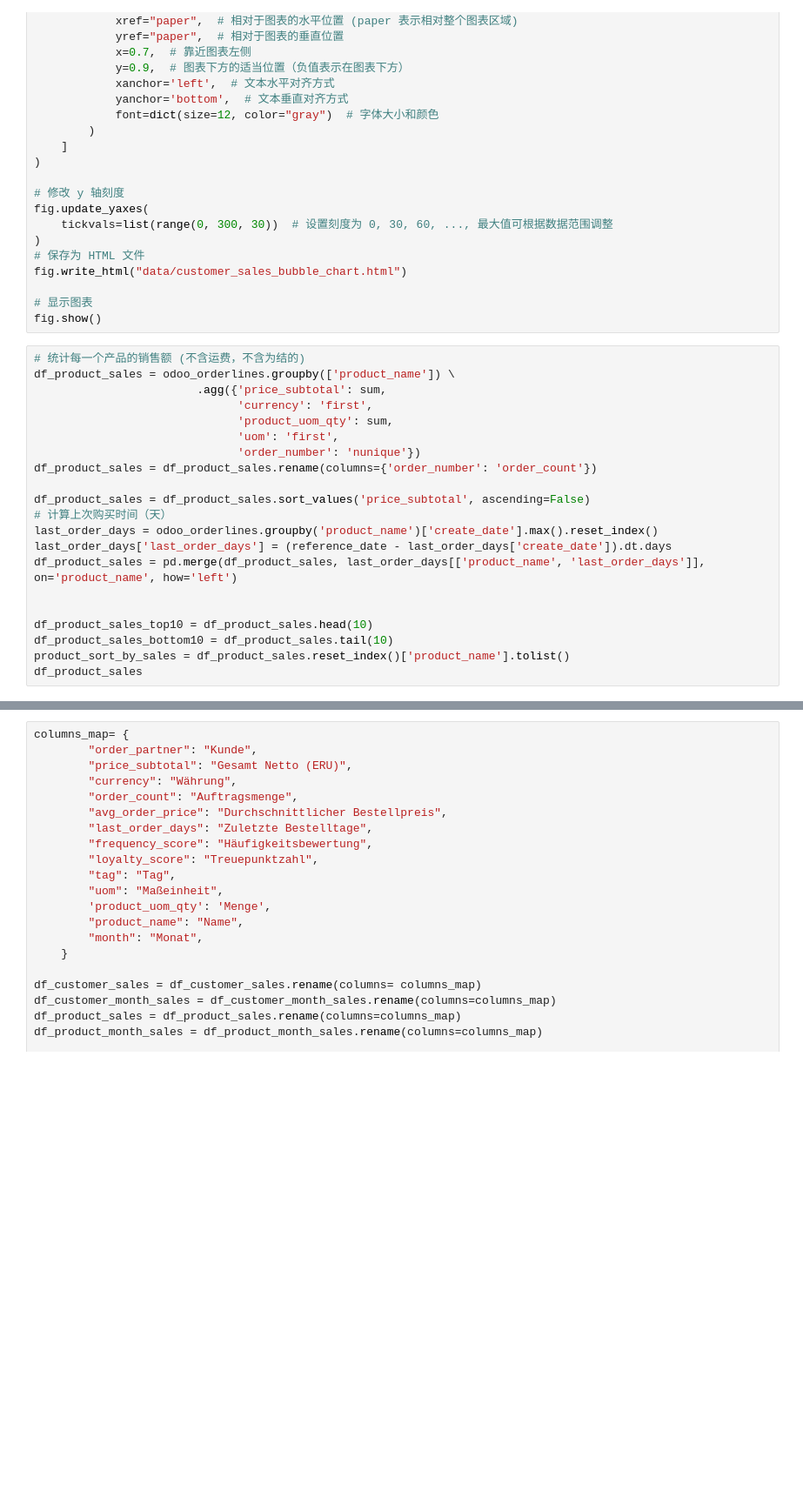
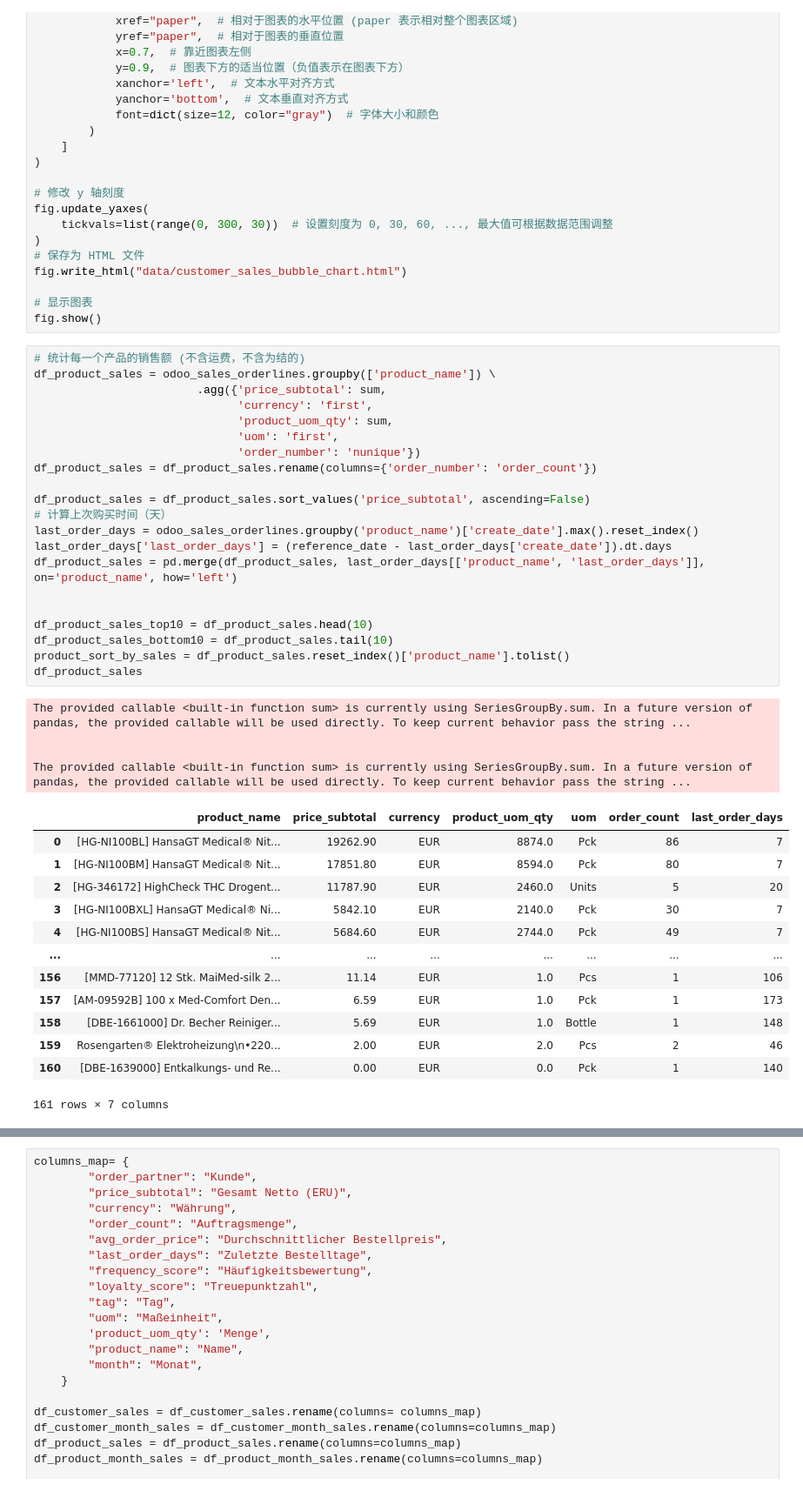
Before and after one commit to yixinglin/odoo-scripts, a Jupyter notebook: sales.ipynb, the cells around one changed output, grey strips where cells are left out. Shown at 87% size. Saved outputs shown, nothing was run; the diff lists cells and outputs as text; blank space fills up the shorter version.

```diff
--- a/sales.ipynb
+++ b/sales.ipynb
@@ -353,23 +451,41 @@ fig.write_html("data/customer_sales_bubble_chart.html")
 fig.show()
 # %%
 # 统计每一个产品的销售额 (不含运费，不含为结的)
-df_product_sales = odoo_orderlines.groupby(['product_name']) \
+df_product_sales = odoo_sales_orderlines.groupby(['product_name']) \
                         .agg({'price_subtotal': sum,
                               'currency': 'first',
                               'product_uom_qty': sum,
                               'uom': 'first',
                               'order_number': 'nunique'})
 df_product_sales = df_product_sales.rename(columns={'order_number': 'order_count'})
 
 df_product_sales = df_product_sales.sort_values('price_subtotal', ascending=False)
 # 计算上次购买时间（天）
-last_order_days = odoo_orderlines.groupby('product_name')['create_date'].max().reset_index()
+last_order_days = odoo_sales_orderlines.groupby('product_name')['create_date'].max().reset_index()
 last_order_days['last_order_days'] = (reference_date - last_order_days['create_date']).dt.days
 df_product_sales = pd.merge(df_product_sales, last_order_days[['product_name', 'last_order_days']], on='product_name', how='left')
 
 
 df_product_sales_top10 = df_product_sales.head(10)
 df_product_sales_bottom10 = df_product_sales.tail(10)
 product_sort_by_sales = df_product_sales.reset_index()['product_name'].tolist()
 df_product_sales
+# %% [output]
+The provided callable <built-in function sum> is currently using SeriesGroupBy.sum. In a future version of pandas, the provided callable will be used directly. To keep current behavior pass the string ...
+
+
+The provided callable <built-in function sum> is currently using SeriesGroupBy.sum. In a future version of pandas, the provided callable will be used directly. To keep current behavior pass the string ...
+|  | product_name | price_subtotal | currency | product_uom_qty | uom | order_count | last_order_days |
+| 0 | [HG-NI100BL] HansaGT Medical® Nit... | 19262.90 | EUR | 8874.0 | Pck | 86 | 7 |
+| 1 | [HG-NI100BM] HansaGT Medical® Nit... | 17851.80 | EUR | 8594.0 | Pck | 80 | 7 |
+| 2 | [HG-346172] HighCheck THC Drogent... | 11787.90 | EUR | 2460.0 | Units | 5 | 20 |
+| 3 | [HG-NI100BXL] HansaGT Medical® Ni... | 5842.10 | EUR | 2140.0 | Pck | 30 | 7 |
+| 4 | [HG-NI100BS] HansaGT Medical® Nit... | 5684.60 | EUR | 2744.0 | Pck | 49 | 7 |
+| ... | ... | ... | ... | ... | ... | ... | ... |
+| 156 | [MMD-77120] 12 Stk. MaiMed-silk 2... | 11.14 | EUR | 1.0 | Pcs | 1 | 106 |
+| 157 | [AM-09592B] 100 x Med-Comfort Den... | 6.59 | EUR | 1.0 | Pck | 1 | 173 |
+| 158 | [DBE-1661000] Dr. Becher Reiniger... | 5.69 | EUR | 1.0 | Bottle | 1 | 148 |
+| 159 | Rosengarten® Elektroheizung\n•220... | 2.00 | EUR | 2.0 | Pcs | 2 | 46 |
+| 160 | [DBE-1639000] Entkalkungs- und Re... | 0.00 | EUR | 0.0 | Pck | 1 | 140 |
+161 rows × 7 columns
 # %%
```
Also changed, not shown: parts of 24 cells of this notebook.
